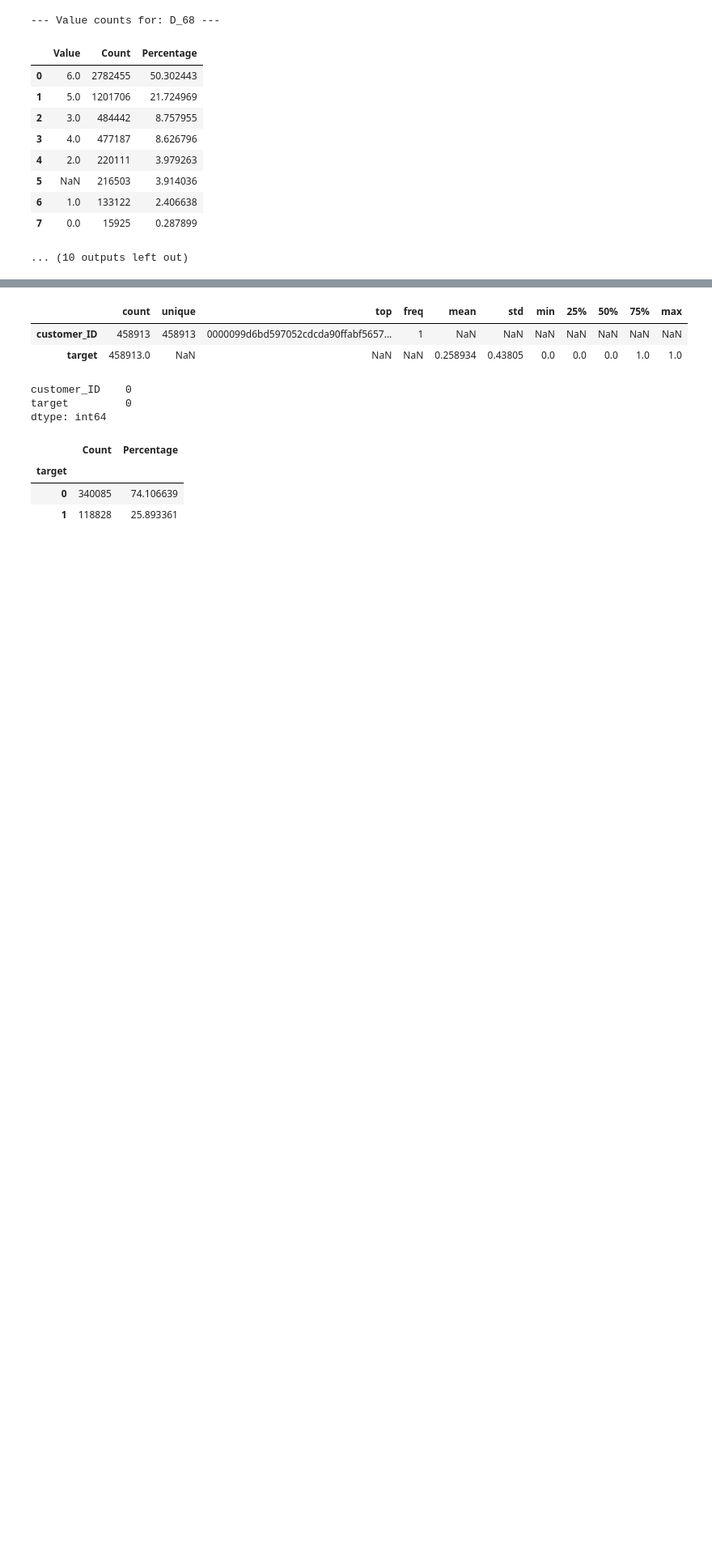
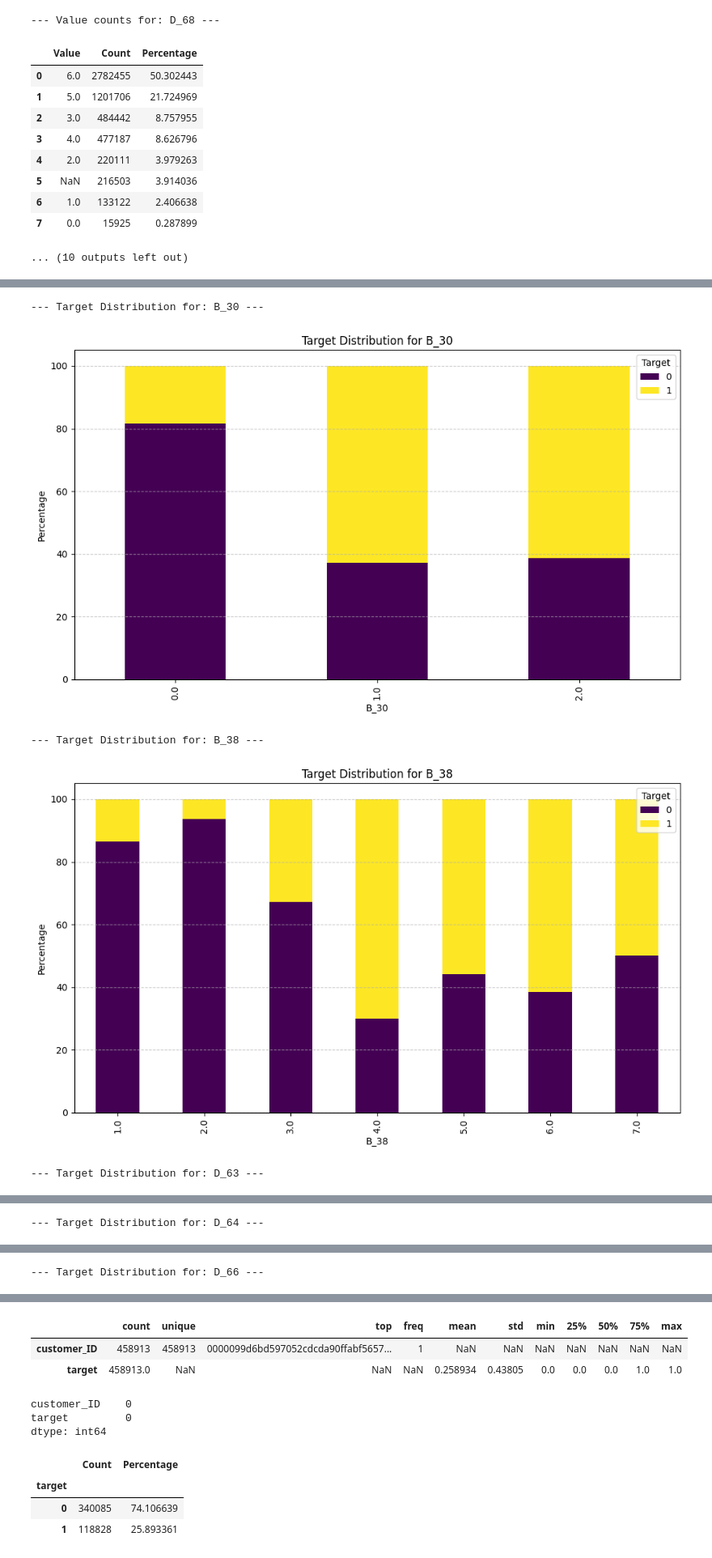
Before and after one commit to Vaseekaran-V/FYP_MSc, a Jupyter notebook: src/eda/eda.ipynb, the cells around one changed output, grey strips where cells are left out. Shown at 81% size. Saved outputs shown, nothing was run; the diff lists cells and outputs as text; code cells hidden in the pictures; blank space fills up the shorter version.

```diff
--- a/src/eda/eda.ipynb
+++ b/src/eda/eda.ipynb
@@ -178,0 +221,25 @@ for col in categorical_cols:
+# %%
+for col in categorical_cols:
+    if col in df.columns:
+        print(f"\n--- Target Distribution for: {col} ---")
+        try:
+            # Create a cross-tabulation of the categorical column and the target
+            crosstab = pd.crosstab(df[col], df['target'], normalize='index') * 100
+            crosstab.plot(kind='bar', stacked=True, figsize=(10, 6), colormap='viridis')
+            plt.title(f"Target Distribution for {col}")
+            plt.xlabel(col)
+            plt.ylabel("Percentage")
+            plt.legend(title="Target", loc='upper right')
+            plt.grid(axis='y', linestyle='--', alpha=0.7)
+            plt.tight_layout()
+            plt.show()
+        except Exception as e:
+            print(f"Could not plot target distribution for {col}: {e}")
+    else:
+        print(f"\nNote: Categorical column '{col}' not found in the loaded training dataframe.")
+# %% [output]
+--- Target Distribution for: B_30 ---
+[figure, added]
+--- Target Distribution for: B_38 ---
+[figure, added]
+--- Target Distribution for: D_63 ---
@@ -178,0 +247 @@ for col in categorical_cols:
+--- Target Distribution for: D_64 ---
@@ -178,0 +249 @@ for col in categorical_cols:
+--- Target Distribution for: D_66 ---
```
Also changed, not shown: parts of 11 cells of this notebook.
